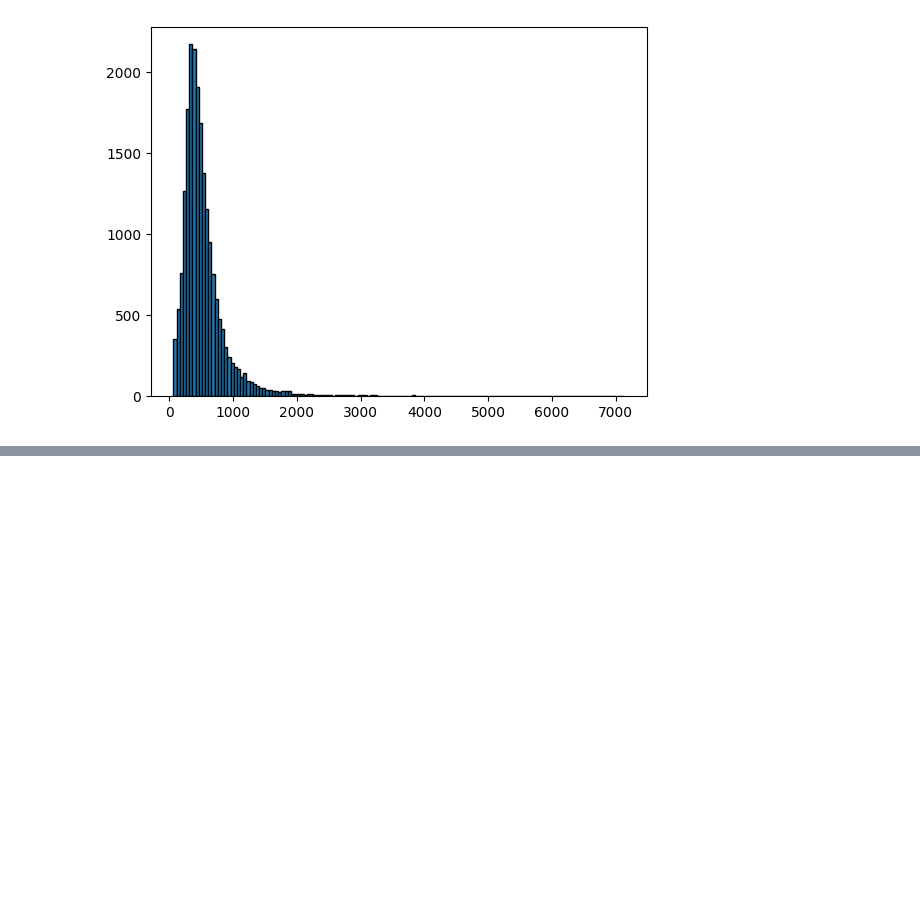
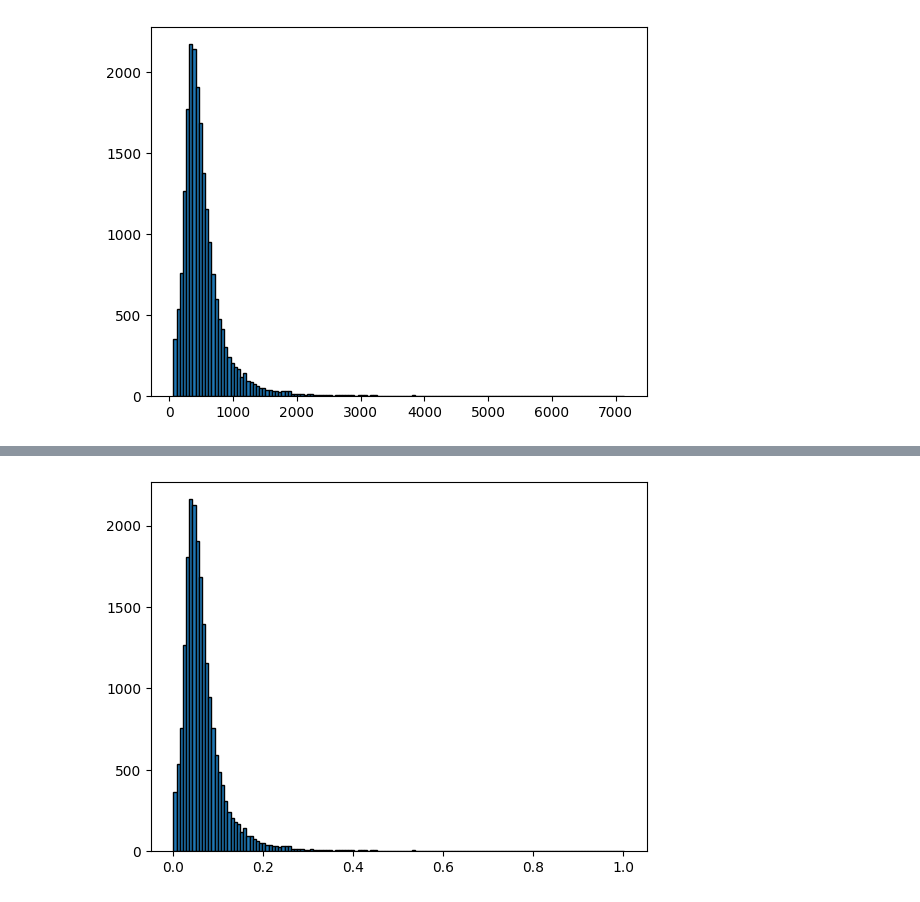
Before and after one commit to whykay-01/machine-learning, a Jupyter notebook: homeworks/hwk1/hwk1.ipynb, the cells around one changed output, grey strips where cells are left out. Drawn from its saved outputs; the diff is of its cells as text; code cells hidden in the pictures; blank space fills up the shorter version.

```diff
--- a/homeworks/hwk1/hwk1.ipynb
+++ b/homeworks/hwk1/hwk1.ipynb
@@ -143,0 +168,4 @@ ValueError: The truth value of a Series is ambiguous. Use a.empty, a.bool(), a.i
+# %%
+fig2 = plot_normalized_data(normalized_total_rooms, "black")
+# %% [output]
+[figure, added]
```
Also changed, not shown: parts of 18 cells of this notebook.
